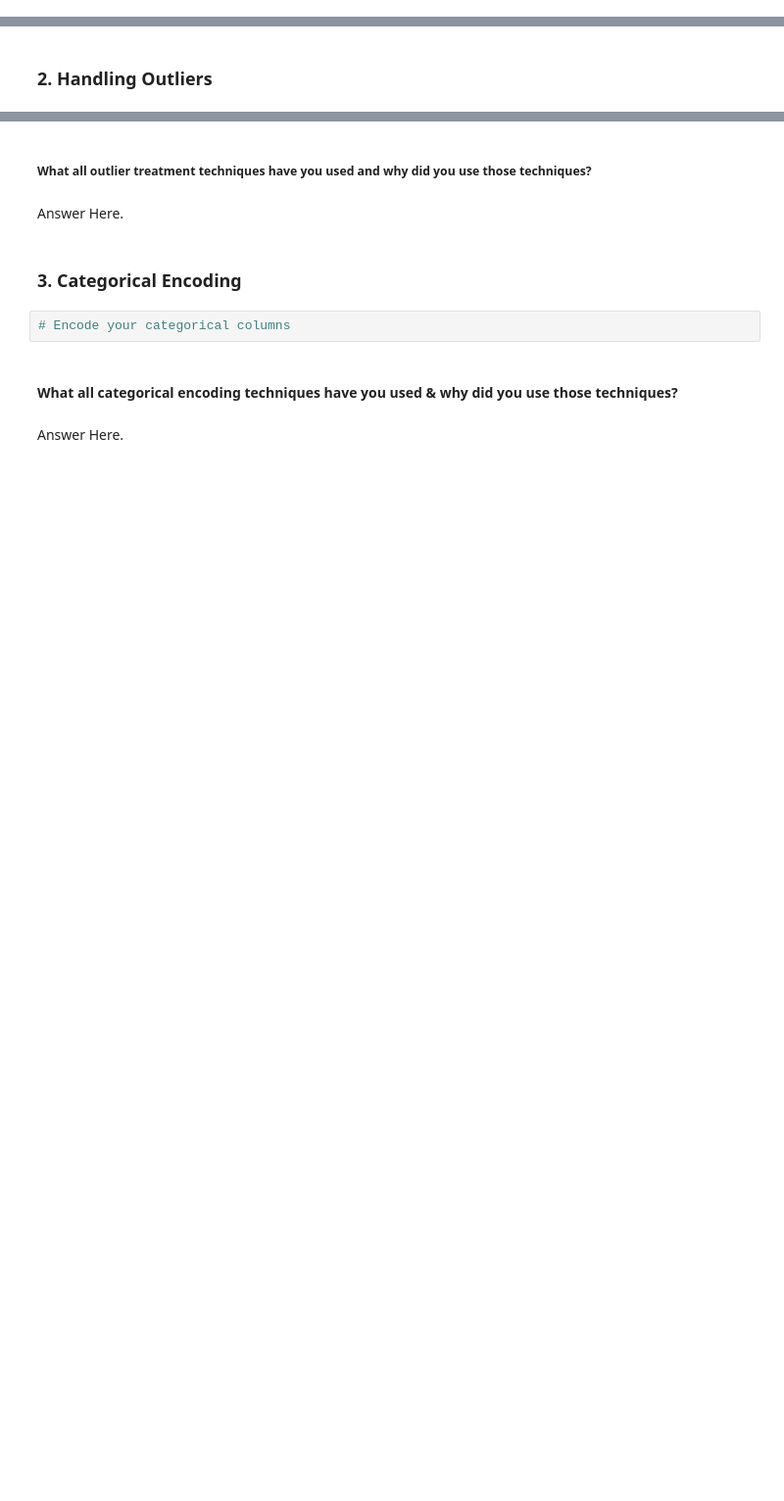
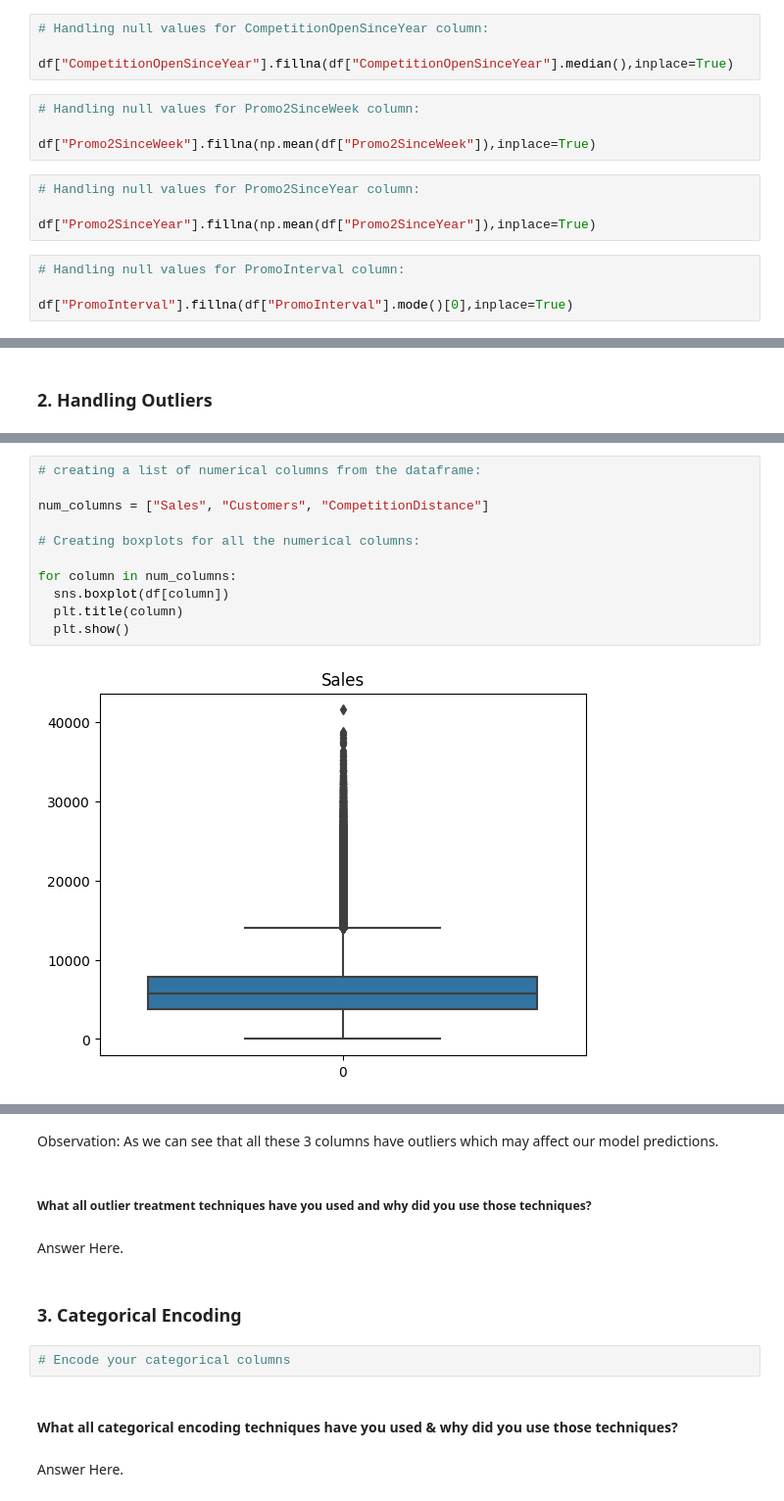
Before and after one commit to dhar9571/Retail-Sales-Prediction-ML-Regression, a Jupyter notebook: Capstone_Project_Retail_Sales_Prediction_ML_Regression.ipynb, the cells around one changed output, grey strips where cells are left out. Shown at 98% size. Cells and saved outputs as stored; diff of their text form; blank space fills up the shorter version.

```diff
--- a/Capstone_Project_Retail_Sales_Prediction_ML_Regression.ipynb
+++ b/Capstone_Project_Retail_Sales_Prediction_ML_Regression.ipynb
@@ -1064,2 +1084,18 @@ When we have one categorical independent feature with 2 levels and one numerical
+# %%
+# Handling null values for CompetitionOpenSinceYear column:
+
+df["CompetitionOpenSinceYear"].fillna(df["CompetitionOpenSinceYear"].median(),inplace=True)
+# %%
+# Handling null values for Promo2SinceWeek column:
+
+df["Promo2SinceWeek"].fillna(np.mean(df["Promo2SinceWeek"]),inplace=True)
+# %%
+# Handling null values for Promo2SinceYear column:
+
+df["Promo2SinceYear"].fillna(np.mean(df["Promo2SinceYear"]),inplace=True)
+# %%
+# Handling null values for PromoInterval column:
+
+df["PromoInterval"].fillna(df["PromoInterval"].mode()[0],inplace=True)
 # %% [markdown]
 #### What all missing value imputation techniques have you used and why did you use those techniques?
@@ -1071,0 +1128,13 @@ Answer Here.
+# %%
+# creating a list of numerical columns from the dataframe:
+
+num_columns = ["Sales", "Customers", "CompetitionDistance"]
+
+# Creating boxplots for all the numerical columns:
+
+for column in num_columns:
+  sns.boxplot(df[column])
+  plt.title(column)
+  plt.show()
+# %% [output]
+[figure, added]
@@ -1072,3 +1143,5 @@ Answer Here.
+# %% [markdown]
+Observation: As we can see that all these 3 columns have outliers which may affect our model predictions.
 # %% [markdown]
 ##### What all outlier treatment techniques have you used and why did you use those techniques?
 # %% [markdown]
```
Also changed, not shown: parts of 10 cells of this notebook.
